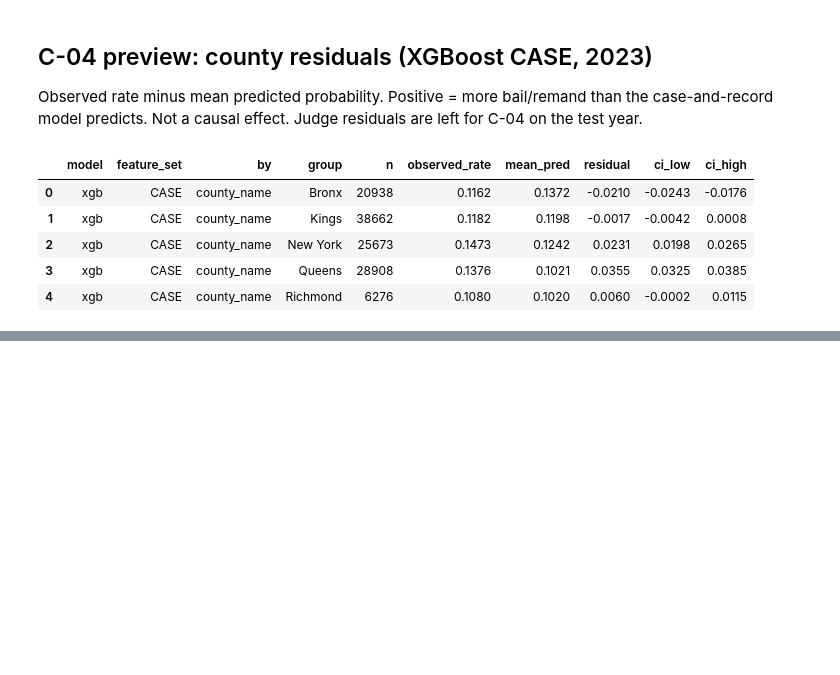
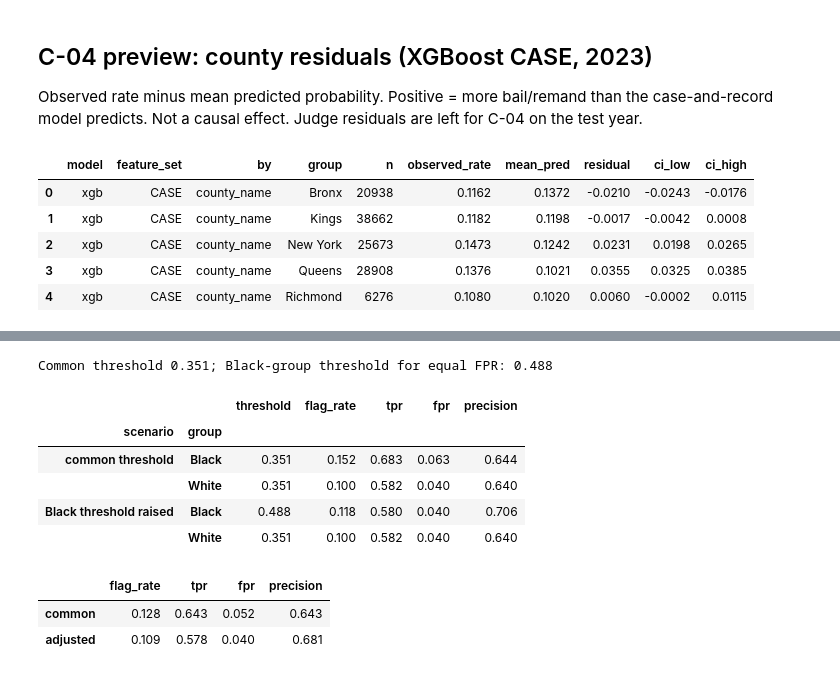
Before and after one commit to POL408-Team5/ny-pretrial-detention, a Jupyter notebook: notebooks/08_fairness.ipynb, the cells around one changed output, grey strips where cells are left out. Saved outputs shown, nothing was run; the diff lists cells and outputs as text; code cells hidden in the pictures; blank space fills up the shorter version.

```diff
--- a/notebooks/08_fairness.ipynb
+++ b/notebooks/08_fairness.ipynb
@@ -165,0 +204,16 @@ C-02 thresholds and C-03 validation audit written: reports/c02_thresholds.csv, c
+# %%
+# Grouped bar chart in the course style (SPEC 25 Rule 6)
+rates = ["flag_rate", "tpr", "fpr", "precision"]
+labels = ["Flag rate", "TPR", "FPR", "Precision"]
+r = rates_race.set_index("group")
+x = np.arange(len(rates))
+fig, ax = plt.subplots(figsize=(7, 3.8))
+for i, (grp, color) in enumerate([("Black", "#4E2A84"), ("White", "#D86018")]):
+    vals = r.loc[grp, rates].astype(float)
+    ax.bar(x + (i - 0.5) * 0.38, vals, 0.38, color=color, label=f"{grp} (n = {int(r.loc[grp, 'n']):,})")
+    for xi, v in zip(x, vals):
+        ax.text(xi + (i - 0.5) * 0.38, v + 0.015, f"{v:.2f}", ha="center", fontsize=9)
+ax.set_xticks(x); ax.set_xticklabels(labels); ax.set_ylim(0, 1.0); ax.legend(frameon=False)
+ax.set_title("Same model, same threshold, two groups (2023, relative to historical decisions)", fontsize=10)
+fig.tight_layout(); fig.savefig(config.REPORTS / "figures" / "c05_rates_by_race_valid.png", dpi=200); plt.close(fig)
+print("Saved reports/figures/c05_rates_by_race_valid.png")
@@ -165,0 +226,34 @@ C-02 thresholds and C-03 validation audit written: reports/c02_thresholds.csv, c
+# %%
+fpr_white = float(rates_race.set_index("group").loc["White", "fpr"])
+T_BLACK = equalizing_threshold(final_pred, meta, "race", "Black", target_fpr=fpr_white)
+adjusted = disparity_rates(final_pred, meta, "race", T, thresholds_by_group={"Black": T_BLACK})
+
+before = rates_race.set_index("group").loc[["Black", "White"], ["threshold", "flag_rate", "tpr", "fpr", "precision"]]
+after = adjusted.set_index("group").loc[["Black", "White"], ["threshold", "flag_rate", "tpr", "fpr", "precision"]]
+threshold_table = pd.concat({"common threshold": before, "Black threshold raised": after}, names=["scenario"])
+threshold_table.to_csv(config.REPORTS / "c05_group_threshold_valid.csv")
+print(f"Common threshold {T:.3f}; Black-group threshold for equal FPR: {T_BLACK:.3f}")
+display(threshold_table.round(3))
+
+# Overall cost of the adjustment (all 2023 cases)
+d = final_pred.merge(meta[[config.ID_COL, "race"]], on=config.ID_COL)
+def overall(flag):
+    y = d["y_true"].eq(1)
+    return {"flag_rate": flag.mean(), "tpr": (flag & y).sum() / y.sum(), "fpr": (flag & ~y).sum() / (~y).sum(),
+            "precision": (flag & y).sum() / flag.sum()}
+common = d["y_prob"].ge(T)
+adj = np.where(d["race"].eq("Black"), d["y_prob"].ge(T_BLACK), common)
+overall_cost = pd.DataFrame({"common": overall(common), "adjusted": overall(pd.Series(adj))}).T
+overall_cost.to_csv(config.REPORTS / "c05_overall_cost_valid.csv")
+display(overall_cost.round(3))
+# %% [output]
+Common threshold 0.351; Black-group threshold for equal FPR: 0.488
+|  |  | threshold | flag_rate | tpr | fpr | precision |
+| scenario | group |  |  |  |  |  |
+| common threshold | Black | 0.351 | 0.152 | 0.683 | 0.063 | 0.644 |
+|  | White | 0.351 | 0.100 | 0.582 | 0.040 | 0.640 |
+| Black threshold raised | Black | 0.488 | 0.118 | 0.580 | 0.040 | 0.706 |
+|  | White | 0.351 | 0.100 | 0.582 | 0.040 | 0.640 |
+|  | flag_rate | tpr | fpr | precision |
+| common | 0.128 | 0.643 | 0.052 | 0.643 |
+| adjusted | 0.109 | 0.578 | 0.040 | 0.681 |
```
Also changed, not shown: parts of 8 cells of this notebook, 22 other files.
